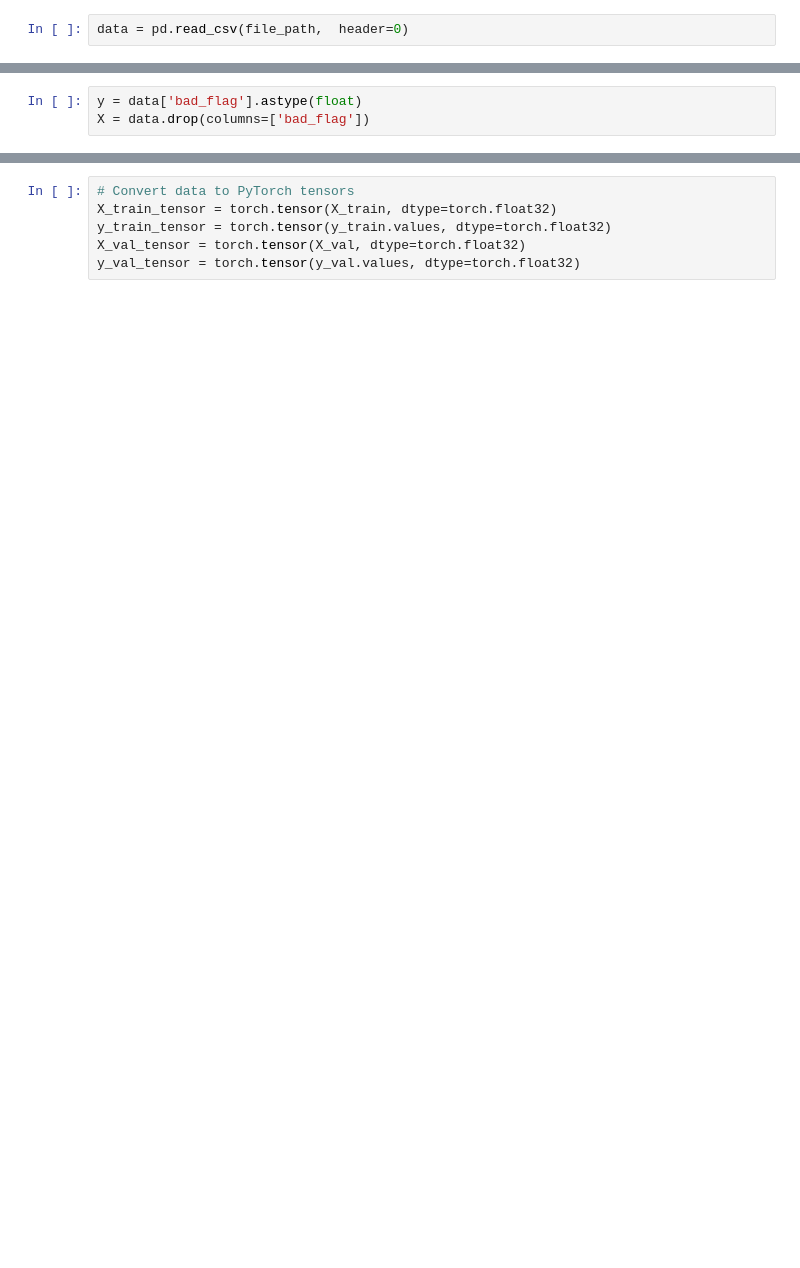
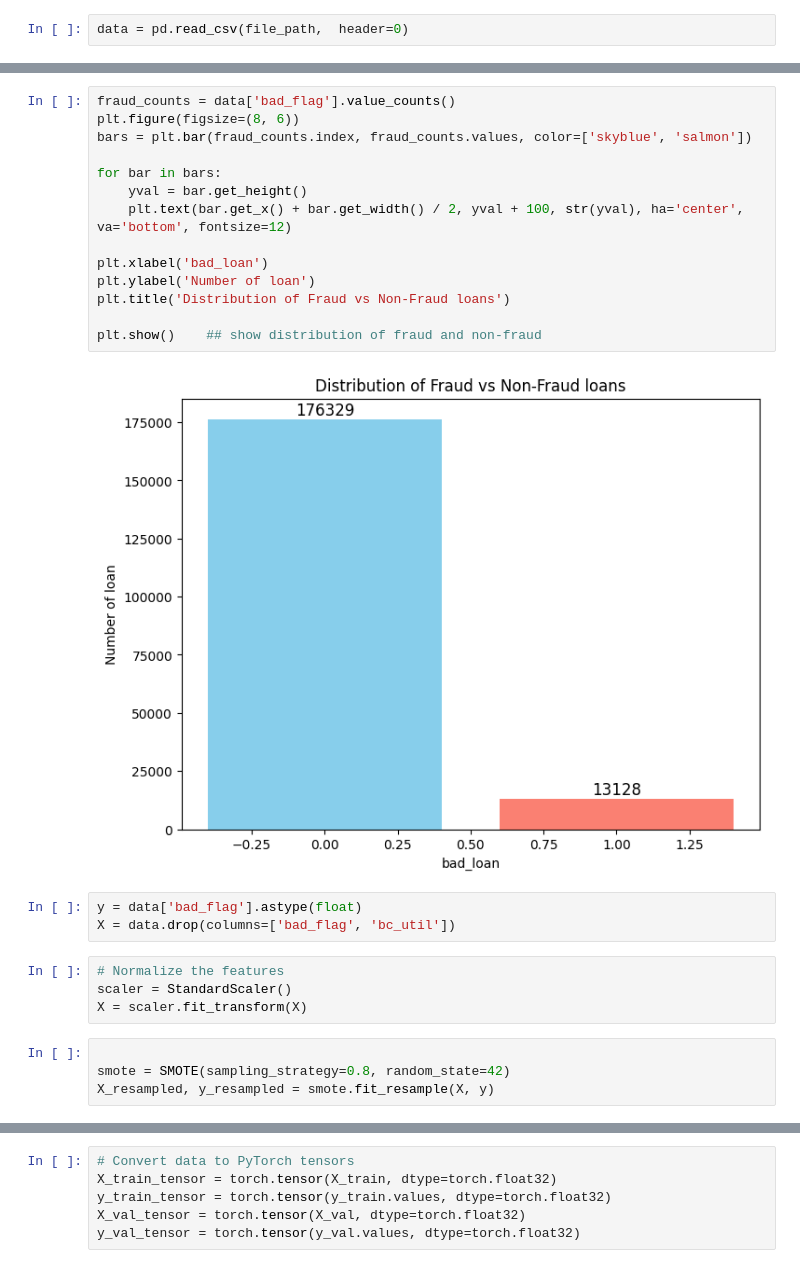
Before and after one commit to LvSophia/bad_loan_detection, a Jupyter notebook: model_training.ipynb, the cells around one changed output, grey strips where cells are left out. Drawn from its saved outputs; the diff is of its cells as text; blank space fills up the shorter version.

```diff
--- a/model_training.ipynb
+++ b/model_training.ipynb
@@ -37,3 +38,27 @@ Index(['term', 'int_rate', 'emp_length', 'annual_inc', 'percent_bc_gt_75',
+# %%
+fraud_counts = data['bad_flag'].value_counts()
+plt.figure(figsize=(8, 6))
+bars = plt.bar(fraud_counts.index, fraud_counts.values, color=['skyblue', 'salmon'])
+
+for bar in bars:
+    yval = bar.get_height()
+    plt.text(bar.get_x() + bar.get_width() / 2, yval + 100, str(yval), ha='center', va='bottom', fontsize=12)
+
+plt.xlabel('bad_loan')
+plt.ylabel('Number of loan')
+plt.title('Distribution of Fraud vs Non-Fraud loans')
+
+plt.show()    ## show distribution of fraud and non-fraud
+# %% [output]
+[figure, added]
 # %%
 y = data['bad_flag'].astype(float)
-X = data.drop(columns=['bad_flag'])
+X = data.drop(columns=['bad_flag', 'bc_util'])
+# %%
+# Normalize the features
+scaler = StandardScaler()
+X = scaler.fit_transform(X)
+# %%
+
+smote = SMOTE(sampling_strategy=0.8, random_state=42)
+X_resampled, y_resampled = smote.fit_resample(X, y)
```
Also changed, not shown: parts of 11 cells of this notebook.
